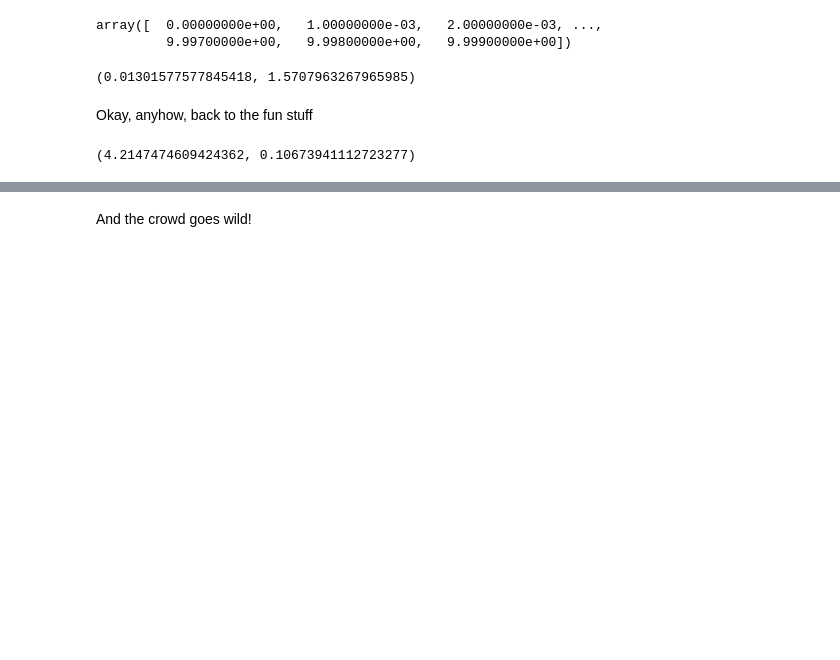
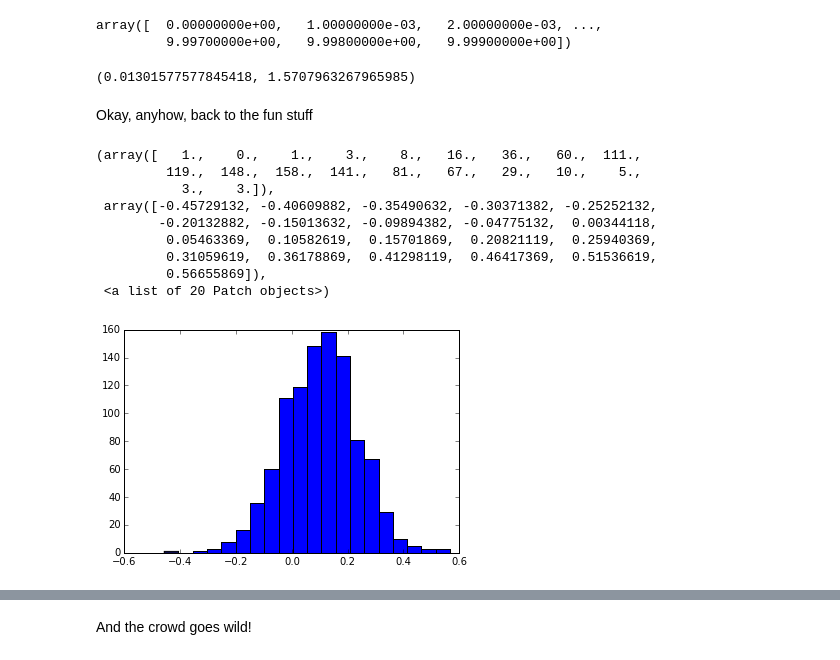
Before and after one commit to cwgreene/sound_notebook, a Jupyter notebook: Sound Wave Superposition.ipynb, the cells around one changed output, grey strips where cells are left out. Saved outputs shown, nothing was run; the diff lists cells and outputs as text; code cells hidden in the pictures; blank space fills up the shorter version.

```diff
--- a/Sound Wave Superposition.ipynb
+++ b/Sound Wave Superposition.ipynb
@@ -319,9 +319,25 @@ extract_sinusoid(t, f, noise)
 # %% [markdown]
 Okay, anyhow, back to the fun stuff
 # %%
-A, f, phi = 4.2, 5, .10
+A, f, phi = 4.2, 44100, .10
+t = np.arange(0,10,.001)
 omega = 2*np.pi*f
-noise = np.random.normal(.1,size=len(t))
-extract_sinusoid(t, f, A*np.sin(omega*t+.10)+noise)
+phases = []
+amps = []
+for run in range(1000):
+    noise = np.random.normal(.1,size=len(t))
+    amp, phase = extract_sinusoid(t, f, A*(np.sin(omega*t+.10))+40*noise)
+    phases.append(phase)
+    amps.append(amp)
+plt.hist(phases,bins=20)
 # %% [output]
-(4.2147474609424362, 0.10673941112723277)
+(array([   1.,    0.,    1.,    3.,    8.,   16.,   36.,   60.,  111.,
+         119.,  148.,  158.,  141.,   81.,   67.,   29.,   10.,    5.,
+           3.,    3.]),
+ array([-0.45729132, -0.40609882, -0.35490632, -0.30371382, -0.25252132,
+        -0.20132882, -0.15013632, -0.09894382, -0.04775132,  0.00344118,
+         0.05463369,  0.10582619,  0.15701869,  0.20821119,  0.25940369,
+         0.31059619,  0.36178869,  0.41298119,  0.46417369,  0.51536619,
+         0.56655869]),
+ <a list of 20 Patch objects>)
+[figure, added]
```
Also changed, not shown: parts of 10 cells of this notebook.
